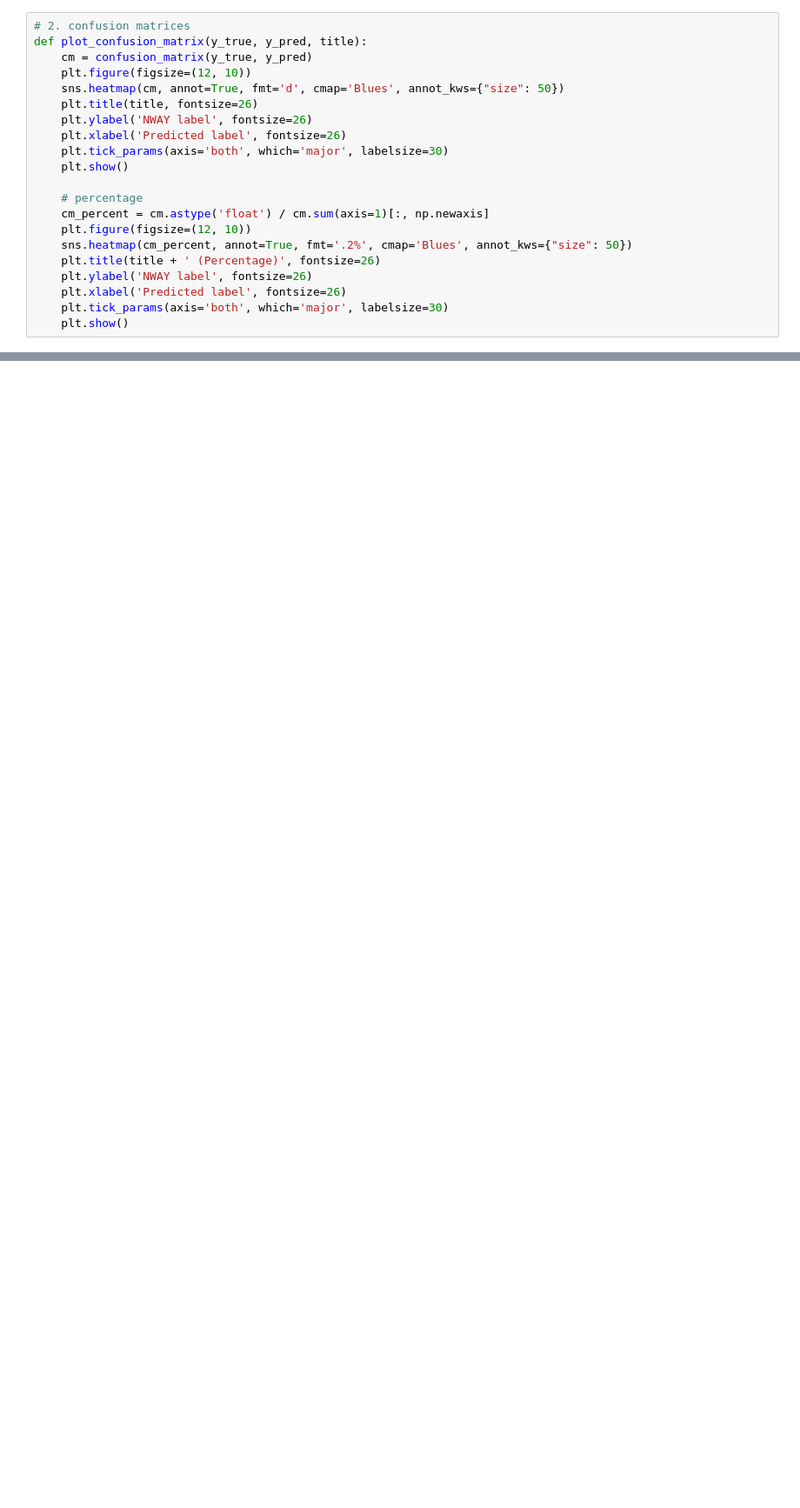
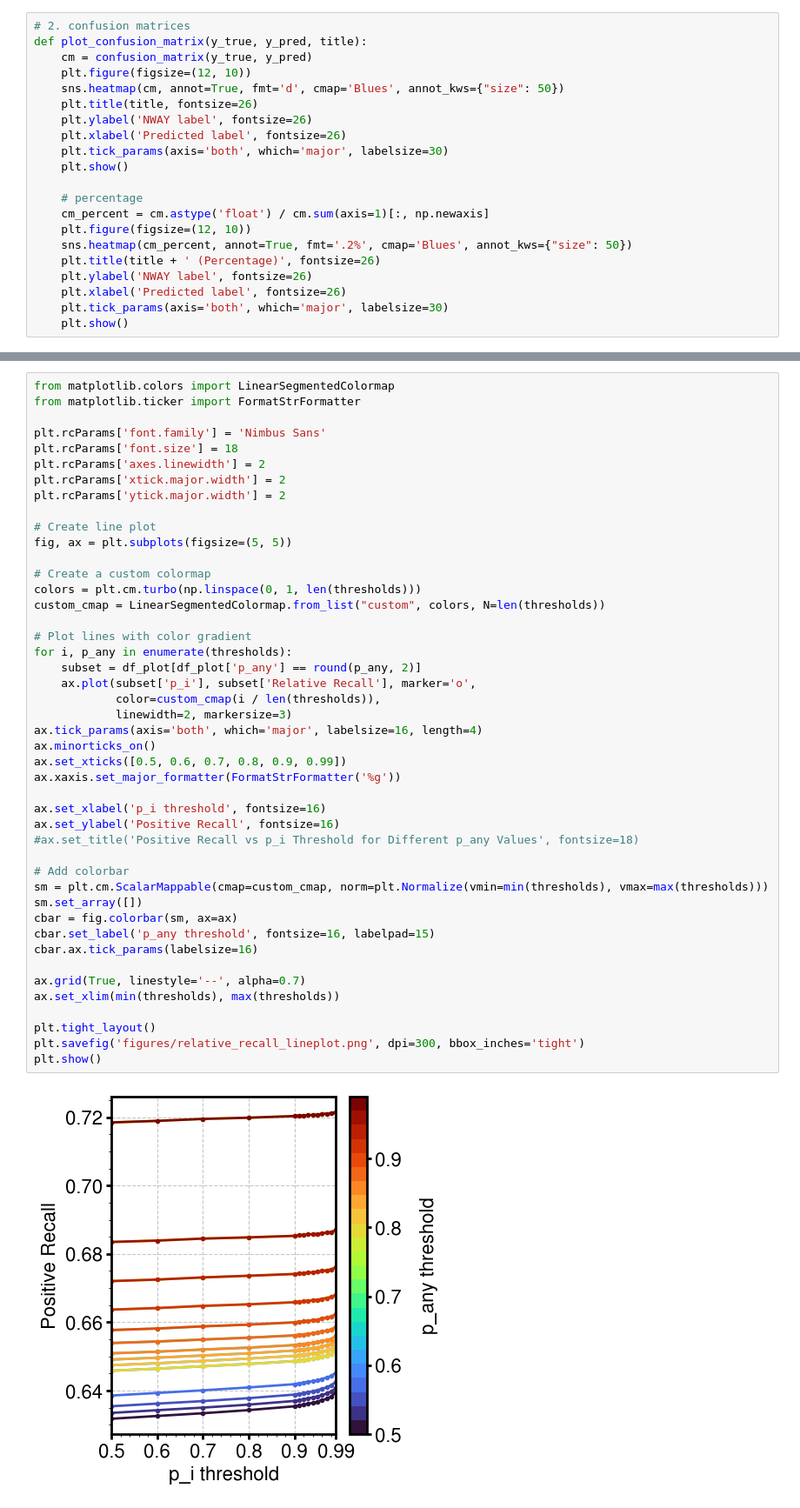
Before and after one commit to samuelperezdi/starsml, a Jupyter notebook: notebooks/analysis_probs.ipynb, the cells around one changed output, grey strips where cells are left out. Shown at 87% size. Cells and saved outputs as stored; diff of their text form; blank space fills up the shorter version.

```diff
--- a/notebooks/analysis_probs.ipynb
+++ b/notebooks/analysis_probs.ipynb
@@ -170,0 +206,47 @@ del df_fulls
+# %%
+from matplotlib.colors import LinearSegmentedColormap
+from matplotlib.ticker import FormatStrFormatter
+
+plt.rcParams['font.family'] = 'Nimbus Sans'
+plt.rcParams['font.size'] = 18
+plt.rcParams['axes.linewidth'] = 2
+plt.rcParams['xtick.major.width'] = 2
+plt.rcParams['ytick.major.width'] = 2
+
+# Create line plot
+fig, ax = plt.subplots(figsize=(5, 5))
+
+# Create a custom colormap
+colors = plt.cm.turbo(np.linspace(0, 1, len(thresholds)))
+custom_cmap = LinearSegmentedColormap.from_list("custom", colors, N=len(thresholds))
+
+# Plot lines with color gradient
+for i, p_any in enumerate(thresholds):
+    subset = df_plot[df_plot['p_any'] == round(p_any, 2)]
+    ax.plot(subset['p_i'], subset['Relative Recall'], marker='o',
+            color=custom_cmap(i / len(thresholds)),
+            linewidth=2, markersize=3)
+ax.tick_params(axis='both', which='major', labelsize=16, length=4)
+ax.minorticks_on()
+ax.set_xticks([0.5, 0.6, 0.7, 0.8, 0.9, 0.99])
+ax.xaxis.set_major_formatter(FormatStrFormatter('%g'))
+
+ax.set_xlabel('p_i threshold', fontsize=16)
+ax.set_ylabel('Positive Recall', fontsize=16)
+#ax.set_title('Positive Recall vs p_i Threshold for Different p_any Values', fontsize=18)
+
+# Add colorbar
+sm = plt.cm.ScalarMappable(cmap=custom_cmap, norm=plt.Normalize(vmin=min(thresholds), vmax=max(thresholds)))
+sm.set_array([])
+cbar = fig.colorbar(sm, ax=ax)
+cbar.set_label('p_any threshold', fontsize=16, labelpad=15)
+cbar.ax.tick_params(labelsize=16)
+
+ax.grid(True, linestyle='--', alpha=0.7)
+ax.set_xlim(min(thresholds), max(thresholds))
+
+plt.tight_layout()
+plt.savefig('figures/relative_recall_lineplot.png', dpi=300, bbox_inches='tight')
+plt.show()
+# %% [output]
+[figure, added]
```
Also changed, not shown: parts of 27 cells of this notebook, 20 other files.
